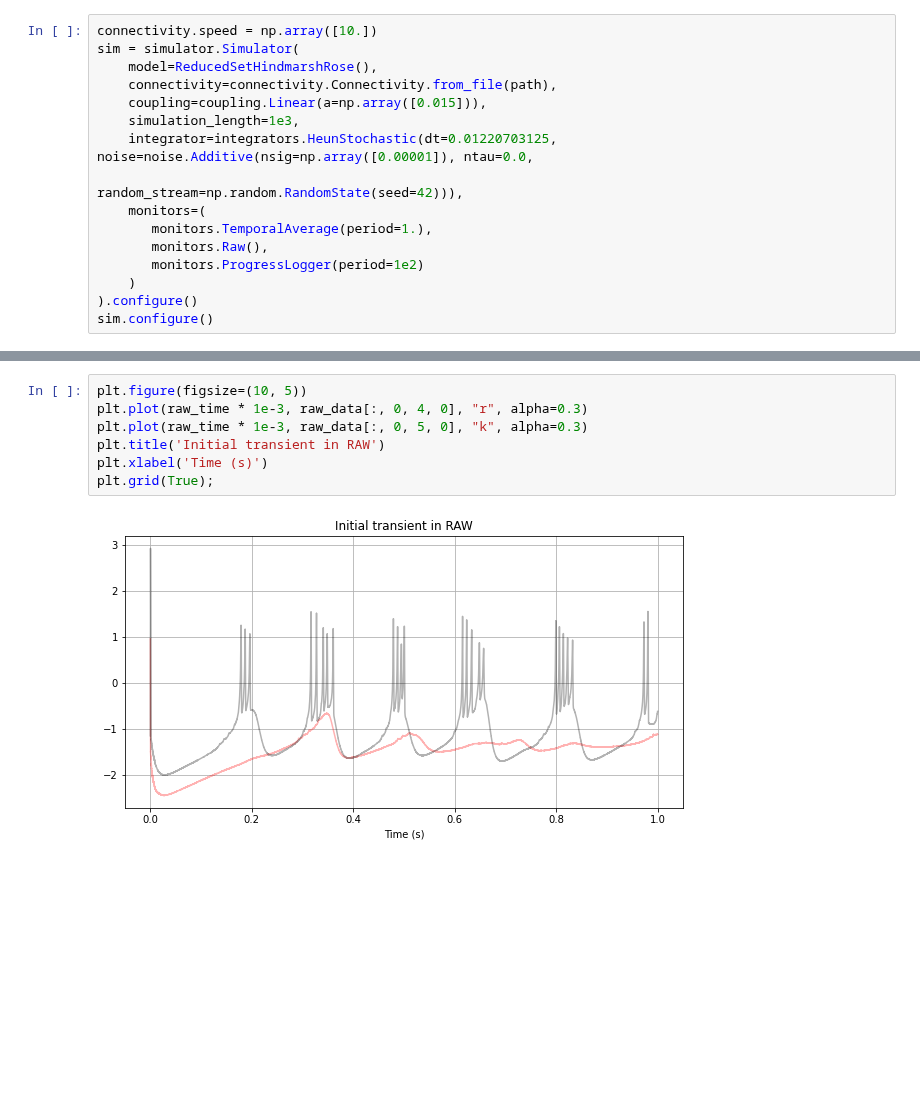
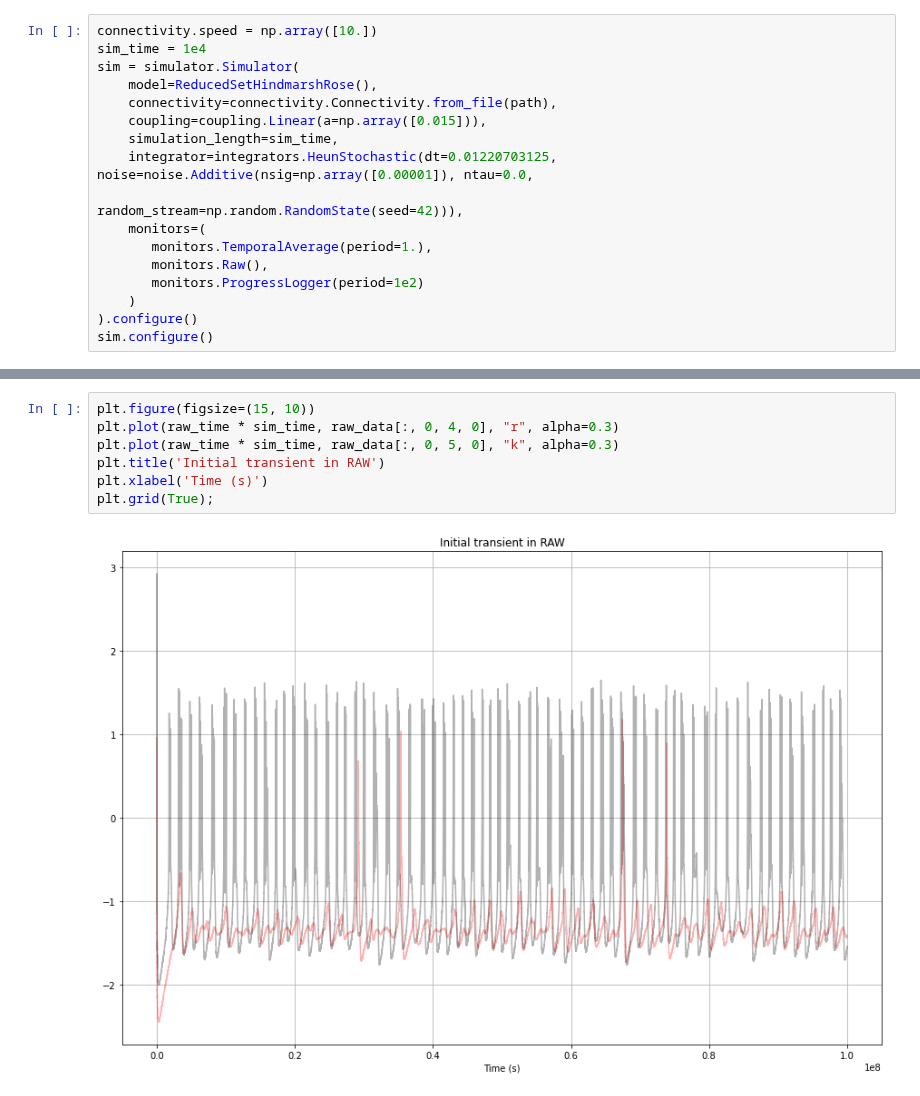
Before and after one commit to yilewang/tvbdemos, a Jupyter notebook: sim1.ipynb, the cells around one changed output, grey strips where cells are left out. Cells and saved outputs as stored; diff of their text form; blank space fills up the shorter version.

```diff
--- a/sim1.ipynb
+++ b/sim1.ipynb
@@ -19,10 +21,11 @@ print(path)
 # %%
 connectivity.speed = np.array([10.])
+sim_time = 1e4
 sim = simulator.Simulator(
     model=ReducedSetHindmarshRose(),
     connectivity=connectivity.Connectivity.from_file(path),
     coupling=coupling.Linear(a=np.array([0.015])),
-    simulation_length=1e3,
+    simulation_length=sim_time,
     integrator=integrators.HeunStochastic(dt=0.01220703125, noise=noise.Additive(nsig=np.array([0.00001]), ntau=0.0,
                                                                                 random_stream=np.random.RandomState(seed=42))),
     monitors=(
@@ -53,9 +78,9 @@ Simulator
 # %%
-plt.figure(figsize=(10, 5))
-plt.plot(raw_time * 1e-3, raw_data[:, 0, 4, 0], "r", alpha=0.3)
-plt.plot(raw_time * 1e-3, raw_data[:, 0, 5, 0], "k", alpha=0.3)
+plt.figure(figsize=(15, 10))
+plt.plot(raw_time * sim_time, raw_data[:, 0, 4, 0], "r", alpha=0.3)
+plt.plot(raw_time * sim_time, raw_data[:, 0, 5, 0], "k", alpha=0.3)
 plt.title('Initial transient in RAW')
 plt.xlabel('Time (s)')
 plt.grid(True);
 # %% [output]
-[figure, old version]
+[figure, new version]
```
Also changed, not shown: parts of 9 cells of this notebook.
